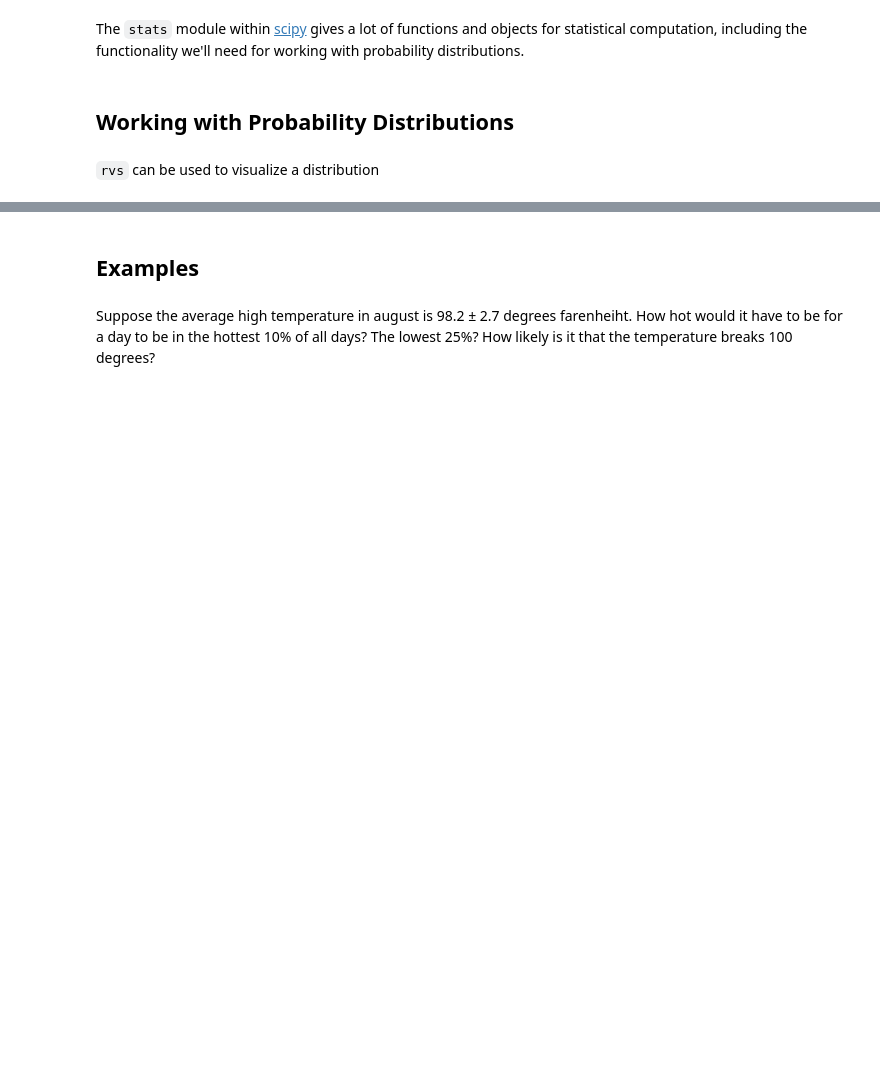
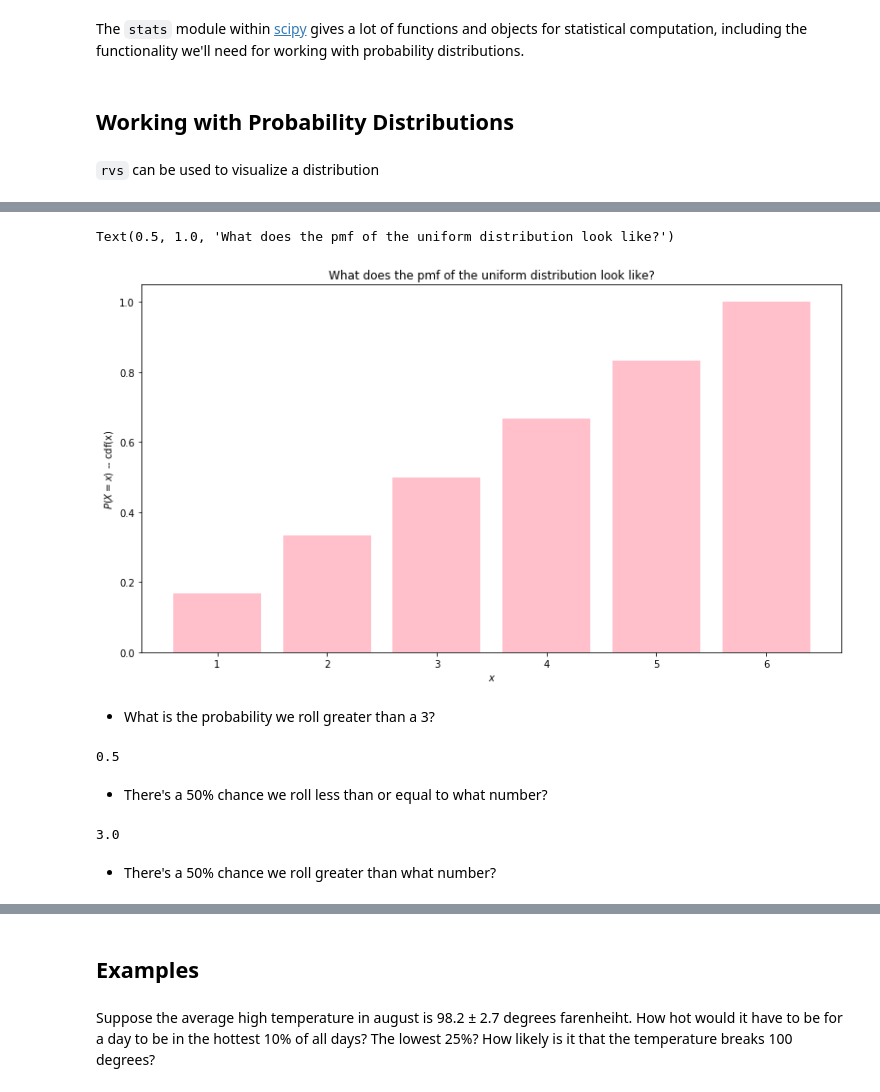
Before and after one commit to CodeupClassroom/darden-statistics-exercises, a Jupyter notebook: probability_distributions_lesson.ipynb, the cells around one changed output, grey strips where cells are left out. Cells and saved outputs as stored; diff of their text form; code cells hidden in the pictures; blank space fills up the shorter version.

```diff
--- a/probability_distributions_lesson.ipynb
+++ b/probability_distributions_lesson.ipynb
@@ -58,0 +96,29 @@ Demo: using distribution methods
+# %%
+# plot each outcome vs the likelihood of that outcome
+x = [1, 2, 3, 4, 5, 6]
+y = stats.randint(1, 7).cdf(x)
+
+plt.figure(figsize=(13, 7))
+plt.bar(x, y, fc='pink')
+plt.ylabel('$P(X = x)$ -- cdf(x)')
+plt.xlabel('$x$')
+plt.title('What does the pmf of the uniform distribution look like?')
+# %% [output]
+Text(0.5, 1.0, 'What does the pmf of the uniform distribution look like?')
+[figure, added]
+# %% [markdown]
+- What is the probability we roll greater than a 3?
+# %%
+# sf: value -> probability
+stats.randint(1, 7).sf(3)
+# %% [output]
+0.5
+# %% [markdown]
+- There's a 50% chance we roll less than or equal to what number?
+# %%
+# ppf: probability -> value
+stats.randint(1, 7).ppf(.5)
+# %% [output]
+3.0
+# %% [markdown]
+- There's a 50% chance we roll greater than what number?
```
Also changed, not shown: parts of 27 cells of this notebook.
